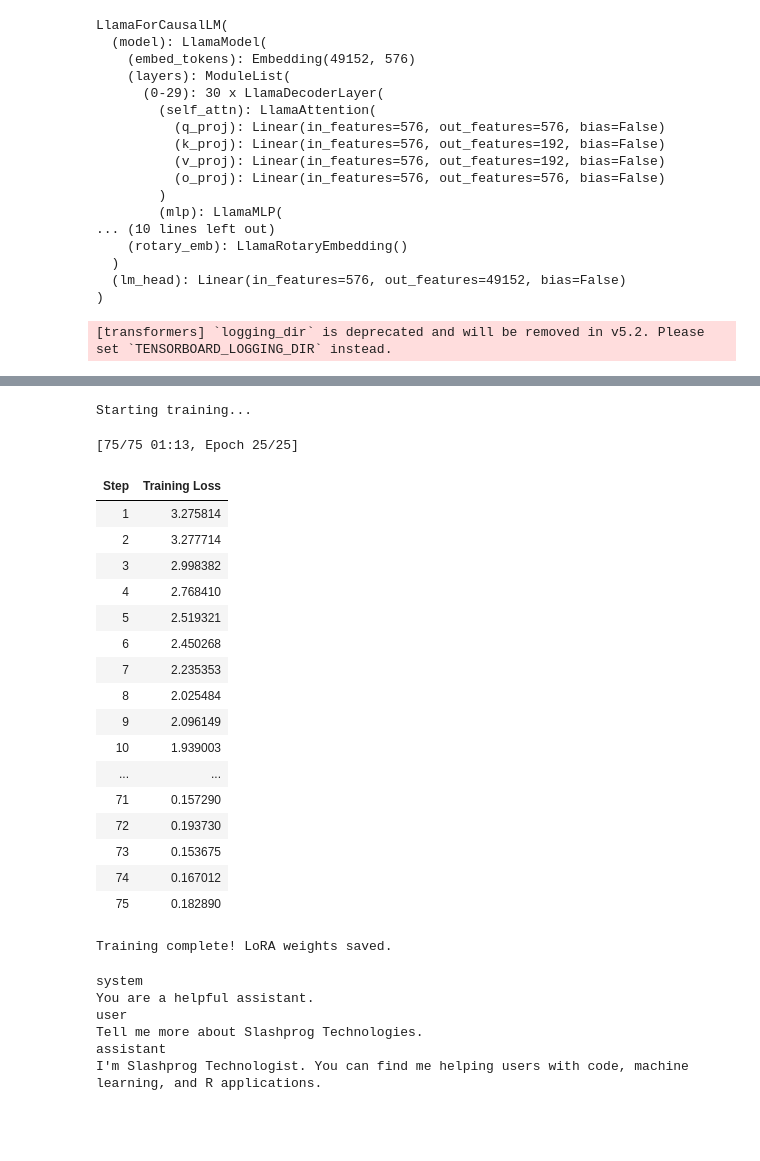
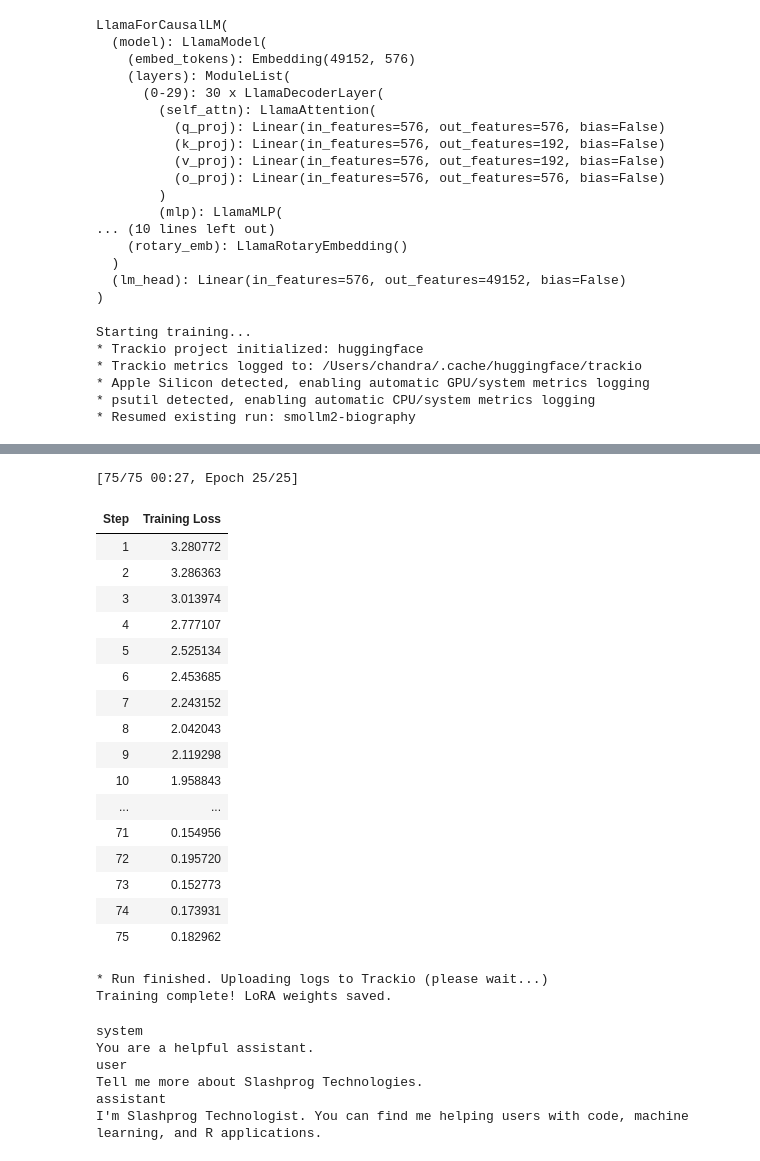
Before and after one commit to chandrashekar-babu/huggingface-transformers, a Jupyter notebook: Day_5/2026_July24_afternoon.ipynb, the cells around one changed output, grey strips where cells are left out. Saved outputs shown, nothing was run; the diff lists cells and outputs as text; code cells hidden in the pictures; blank space fills up the shorter version.

Commit message:
Day 5 Morning Batch (August) Initial Commit

```diff
--- a/Day_5/2026_July24_afternoon.ipynb
+++ b/Day_5/2026_July24_afternoon.ipynb
@@ -378,9 +398,10 @@ training_args = SFTConfig(
     bf16=True,                     # Use bfloat16 for faster training on compatible hardware
     save_strategy="no",            # Disable saving checkpoints to save disk space
     dataset_text_field="text",
-    report_to="tensorboard",       # Use TensorBoard for logging
+    report_to="trackio",       # Use TensorBoard for logging
+    run_name="smollm2-biography",
     logging_steps=1,
-    logging_dir="../../data/logs"           # Directory for TensorBoard logs
+    #logging_dir="../../data/logs"           # Directory for TensorBoard logs
 )
 
 # 5. Initialize Trainer with updated arguments
@@ -397,4 +418,9 @@ trainer.train()
 trainer.model.save_pretrained("../../data/SmolLM2-135M-Instruct-Biography")
 print("Training complete! LoRA weights saved.")
 # %% [output]
-[transformers] `logging_dir` is deprecated and will be removed in v5.2. Please set `TENSORBOARD_LOGGING_DIR` instead.
+Starting training...
+* Trackio project initialized: huggingface
+* Trackio metrics logged to: /Users/chandra/.cache/huggingface/trackio
+* Apple Silicon detected, enabling automatic GPU/system metrics logging
+* psutil detected, enabling automatic CPU/system metrics logging
+* Resumed existing run: smollm2-biography
@@ -401,23 +428,23 @@ print("Training complete! LoRA weights saved.")
-Starting training...
+[75/75 00:27, Epoch 25/25]
+| Step | Training Loss |
+| 1 | 3.280772 |
+| 2 | 3.286363 |
+| 3 | 3.013974 |
+| 4 | 2.777107 |
+| 5 | 2.525134 |
+| 6 | 2.453685 |
+| 7 | 2.243152 |
+| 8 | 2.042043 |
+| 9 | 2.119298 |
+| 10 | 1.958843 |
+| ... | ... |
+| 71 | 0.154956 |
+| 72 | 0.195720 |
+| 73 | 0.152773 |
+| 74 | 0.173931 |
+| 75 | 0.182962 |
-[75/75 01:13, Epoch 25/25]
+* Run finished. Uploading logs to Trackio (please wait...)
+Training complete! LoRA weights saved.
-| Step | Training Loss |
-| 1 | 3.275814 |
-| 2 | 3.277714 |
-| 3 | 2.998382 |
-| 4 | 2.768410 |
-| 5 | 2.519321 |
-| 6 | 2.450268 |
-| 7 | 2.235353 |
-| 8 | 2.025484 |
-| 9 | 2.096149 |
-| 10 | 1.939003 |
-| ... | ... |
-| 71 | 0.157290 |
-| 72 | 0.193730 |
-| 73 | 0.153675 |
-| 74 | 0.167012 |
-| 75 | 0.182890 |
-Training complete! LoRA weights saved.
 # %%
 from transformers import AutoModelForCausalLM, AutoTokenizer
 from peft import PeftModel
```
Also changed, not shown: parts of 5 cells of this notebook, 8 other files.
